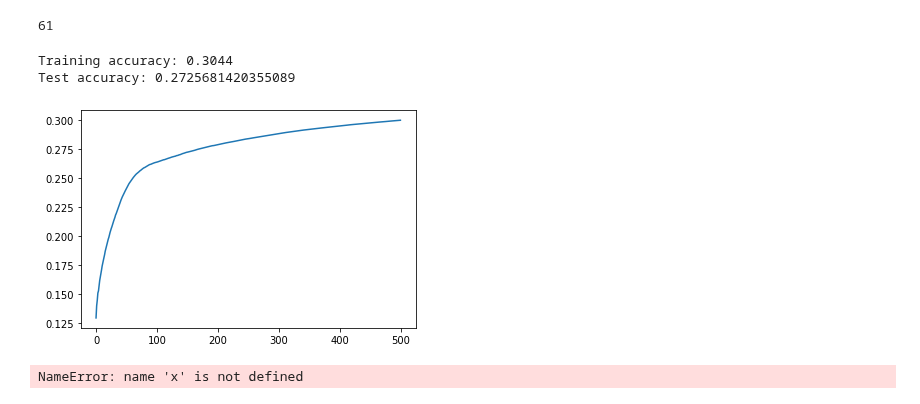
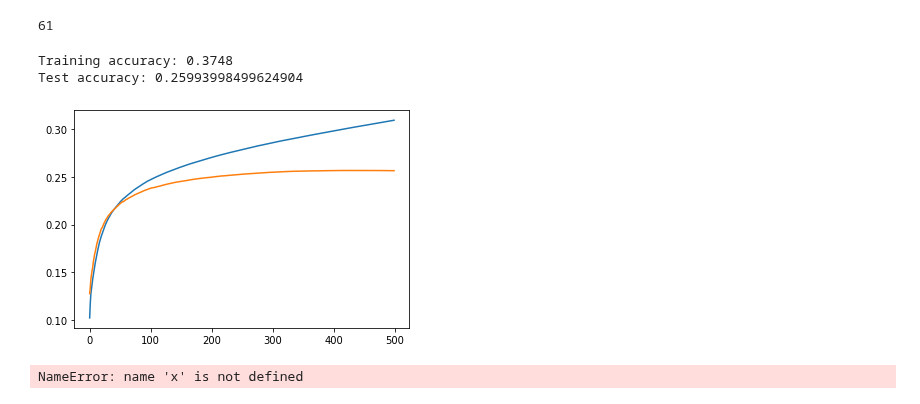
Before and after one commit to MKTKSMT-MI/GNN-DGLPro, a Jupyter notebook: Classification/Class_stl10.ipynb, the cells around one changed output. Drawn from its saved outputs; the diff is of its cells as text; code cells hidden in the pictures.

```diff
--- a/Classification/Class_stl10.ipynb
+++ b/Classification/Class_stl10.ipynb
@@ -64,8 +64,8 @@ class STL10TestDataset(DGLDataset):
         return len(self.graphs)
 # %%
 #transform = transforms.Compose([transforms.Normalize(0,1)])
-traindataset=STL10TrainDataset('../data/STL10 Datasets/train/nnum100_ndatades_enone_orb.dgl')
-testdataset=STL10TestDataset('../data/STL10 Datasets/test/nnum100_ndatades_enone_orb.dgl')
+traindataset=STL10TrainDataset('../data/STL10 Datasets/train/nnum100_ndatades_enone.dgl')
+testdataset=STL10TestDataset('../data/STL10 Datasets/test/nnum100_ndatades_enone.dgl')
 # %%
 if os.name =='posix':
     num_workers = 2
@@ -85,21 +85,29 @@ class GCN(nn.Module):
         super(GCN,self).__init__()
         self.gconv1=GraphConv(in_feat,h_feat)
         self.gconv2=GraphConv(h_feat,h_feat)
+
         self.gconv3=GraphConv(h_feat,num_classes)
+        self.gconv4=GraphConv(h_feat,num_classes)
+
         self.dropout=nn.Dropout(0.2)
 
     def forward(self,g,in_feat):
-        h=self.gconv1(g,in_feat)
-        h=F.relu(h)
+        #x=in_feat.detach()
+
+        h=F.relu(self.gconv1(g,in_feat))
+        h=F.relu(self.gconv2(g,h))
         h=self.dropout(h)
-        h=self.gconv2(g,h)
-        h=F.relu(h)
+
+        #h=h+x
+
         h=self.gconv3(g,h)
+        #h=F.relu(self.gconv4(g,h))
+
         g.ndata['h'] = h
         return dgl.mean_nodes(g,'h')
 # %%
 print(traindataset.dim_nfeats)
-model=GCN(traindataset.dim_nfeats,10,10)
+model=GCN(traindataset.dim_nfeats,20,10)
 optimizer=optim.Adam(model.parameters(),lr=0.001)
 device=torch.device('cuda:0' if torch.cuda.is_available() else 'cpu')
 model.to(device)
@@ -129,7 +137,7 @@ for epoch in tqdm(range(epochs)):
     for batched_graph, labels in traindataloader:
         batched_graph = batched_graph.to(device)
         labels = labels.to(device)
-        pred = model(batched_graph, batched_graph.ndata['feat'].float())
+        pred = model(batched_graph, batched_graph.ndata['feat'].float()/255)
         loss = lossF(pred,labels)
         if loss.item() < 0.05:
             BP = 0
@@ -146,7 +154,7 @@ for epoch in tqdm(range(epochs)):
     for tbatched_graph, tlabels in testdataloader:
         tbatched_graph = tbatched_graph.to(device)
         tlabels = tlabels.to(device)
-        tpred = model(tbatched_graph, tbatched_graph.ndata['feat'])
+        tpred = model(tbatched_graph, tbatched_graph.ndata['feat'].float()/255)
         test_num_correct += (tpred.argmax(1) == tlabels).sum().item()
         test_num_tests += len(tlabels)
 
@@ -164,7 +172,7 @@ with torch.no_grad():
     for batched_graph, labels in traindataloader:
         batched_graph = batched_graph.to(device)
         labels = labels.to(device)
-        pred = model(batched_graph, batched_graph.ndata['feat'])
+        pred = model(batched_graph, batched_graph.ndata['feat'].float()/255)
         num_correct += (pred.argmax(1) == labels).sum().item()
         num_tests += len(labels)
     print('Training accuracy:', num_correct / num_tests)
@@ -175,21 +183,24 @@ with torch.no_grad():
     for batched_graph, labels in testdataloader:
         batched_graph = batched_graph.to(device)
         labels = labels.to(device)
-        pred = model(batched_graph, batched_graph.ndata['feat'].float())
+        pred = model(batched_graph, batched_graph.ndata['feat'].float()/255)
         num_correct += (pred.argmax(1) == labels).sum().item()
         num_tests += len(labels)
     print('Test accuracy:', num_correct / num_tests)
     save_test_acc.append(num_correct / num_tests)
 # %% [output]
-Training accuracy: 0.3044
-Test accuracy: 0.2725681420355089
+Training accuracy: 0.3748
+Test accuracy: 0.25993998499624904
 # %%
 x=[i for i in range(len(acc_list))]
-y=acc_list
-plt.plot(x,y)
+y_train=acc_list
+y_test=test_acc_list
+plt.plot(x,y_train)
+plt.plot(x,y_test)
+
 plt.show()
 # %% [output]
-[figure, old version]
+[figure, new version]
 # %%
 plt.plot(x,test_acc_list)
 
```
Also changed, not shown: parts of 3 cells of this notebook, 28 other files.
